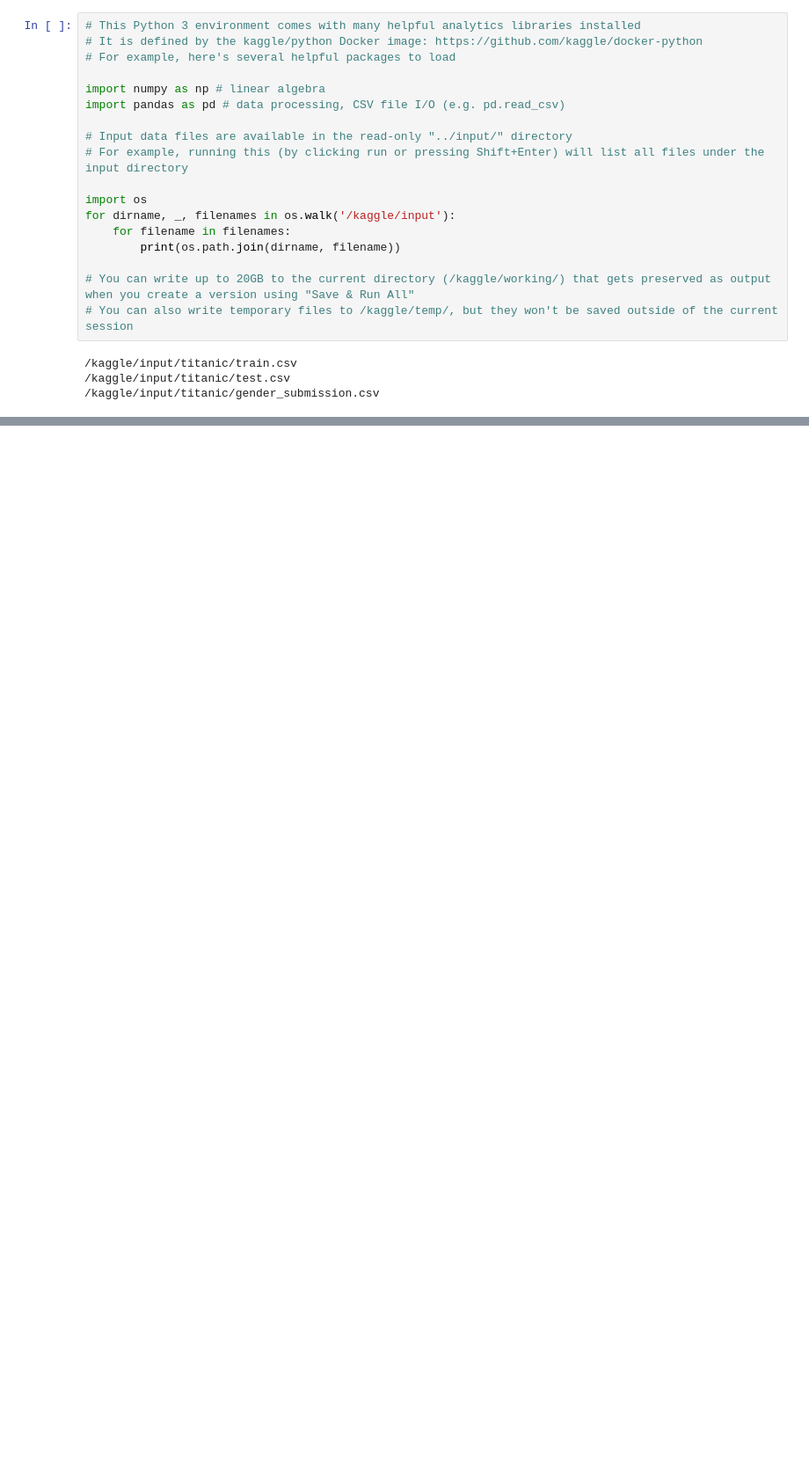
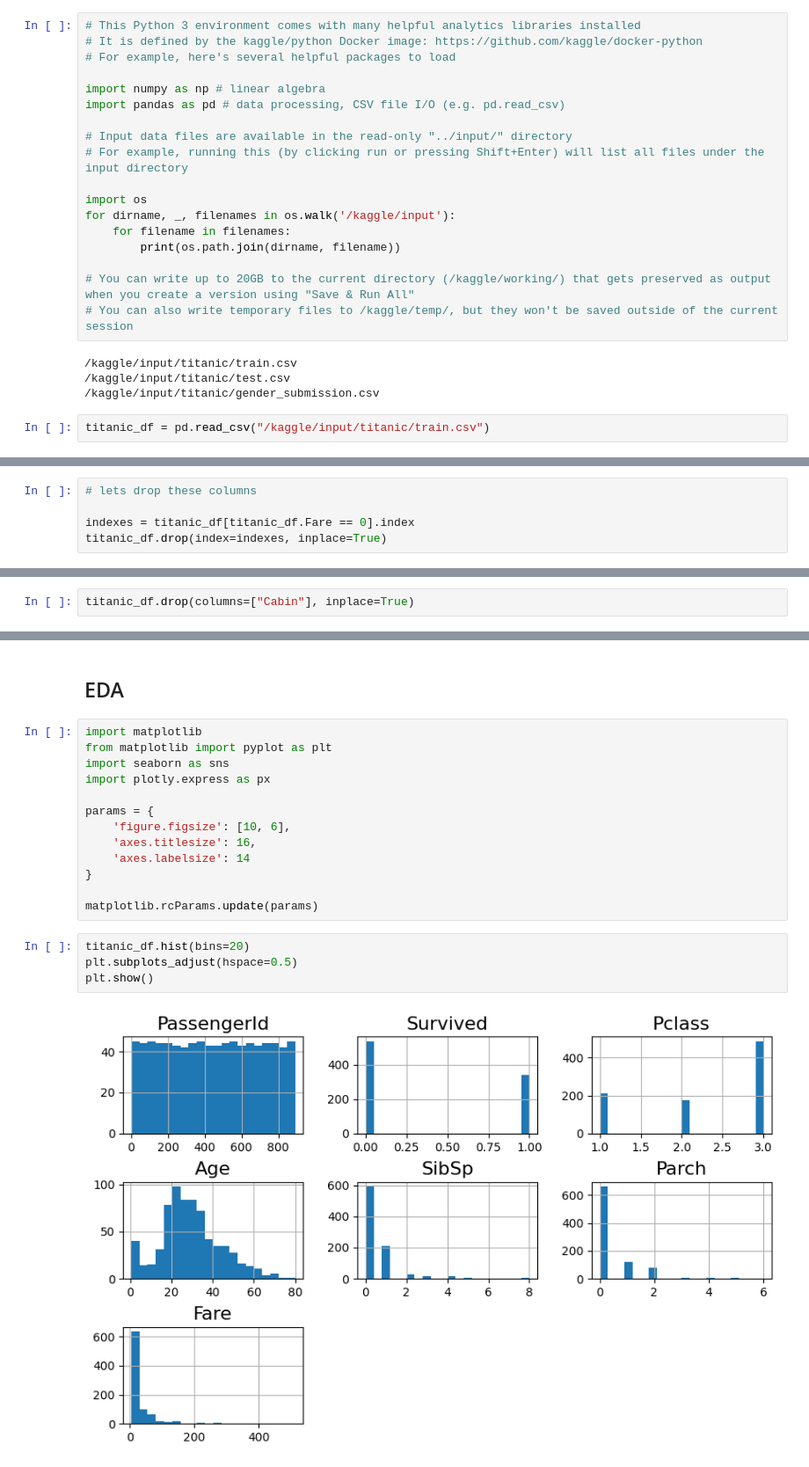
Before and after one commit to chikeibezim/titanic_survival_prediciton, a Jupyter notebook: titanic-survival-prediction.ipynb, the cells around one changed output, grey strips where cells are left out. Shown at 88% size. Saved outputs shown, nothing was run; the diff lists cells and outputs as text; blank space fills up the shorter version.

Commit message:
Kaggle Notebook | Titanic Survival Prediction | Version 2

```diff
--- a/titanic-survival-prediction.ipynb
+++ b/titanic-survival-prediction.ipynb
@@ -20,3 +20,5 @@ for dirname, _, filenames in os.walk('/kaggle/input'):
 /kaggle/input/titanic/train.csv
 /kaggle/input/titanic/test.csv
 /kaggle/input/titanic/gender_submission.csv
+# %%
+titanic_df = pd.read_csv("/kaggle/input/titanic/train.csv")
@@ -22,0 +89,5 @@ for dirname, _, filenames in os.walk('/kaggle/input'):
+# %%
+# lets drop these columns
+
+indexes = titanic_df[titanic_df.Fare == 0].index
+titanic_df.drop(index=indexes, inplace=True)
@@ -22,0 +96,2 @@ for dirname, _, filenames in os.walk('/kaggle/input'):
+# %%
+titanic_df.drop(columns=["Cabin"], inplace=True)
@@ -22,0 +114,21 @@ for dirname, _, filenames in os.walk('/kaggle/input'):
+# %% [markdown]
+## EDA
+# %%
+import matplotlib
+from matplotlib import pyplot as plt
+import seaborn as sns
+import plotly.express as px
+
+params = {
+    'figure.figsize': [10, 6],
+    'axes.titlesize': 16,
+    'axes.labelsize': 14
+}
+
+matplotlib.rcParams.update(params)
+# %%
+titanic_df.hist(bins=20)
+plt.subplots_adjust(hspace=0.5)
+plt.show()
+# %% [output]
+[figure, added]
```
Also changed, not shown: parts of 14 cells of this notebook.
